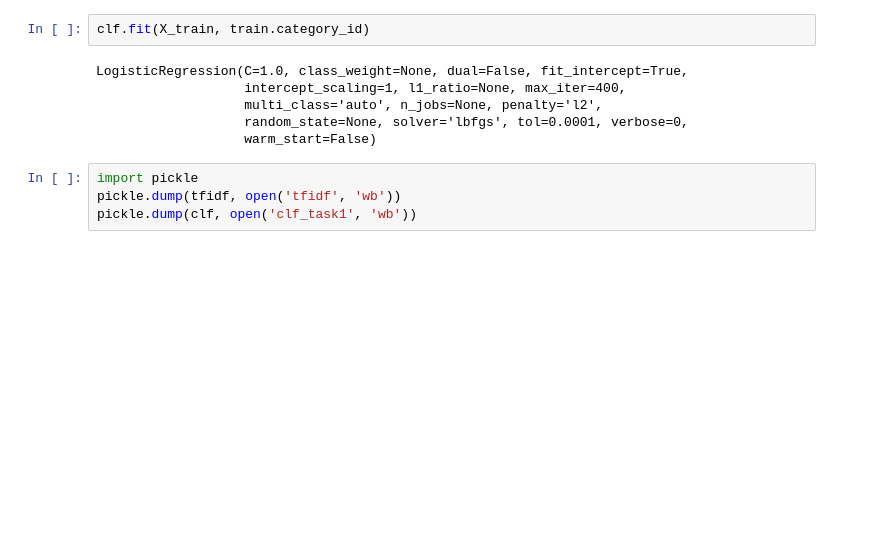
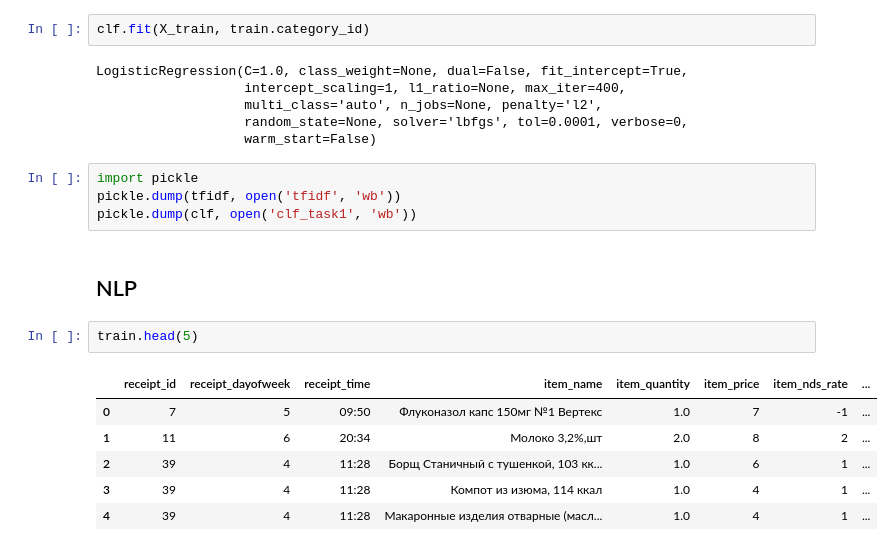
Before and after one commit to Metafiz/ml-base-2020, a Jupyter notebook: Python/Data Fusion Contest/data_fusion_EDA_basemodel.ipynb, the cells around one changed output. Drawn from its saved outputs; the diff is of its cells as text; blank space fills up the shorter version.

```diff
--- a/Python/Data Fusion Contest/data_fusion_EDA_basemodel.ipynb
+++ b/Python/Data Fusion Contest/data_fusion_EDA_basemodel.ipynb
@@ -149,3 +153,14 @@ LogisticRegression(C=1.0, class_weight=None, dual=False, fit_intercept=True,
 import pickle
 pickle.dump(tfidf, open('tfidf', 'wb'))
 pickle.dump(clf, open('clf_task1', 'wb'))
+# %% [markdown]
+## NLP
+# %%
+train.head(5)
+# %% [output]
+|  | receipt_id | receipt_dayofweek | receipt_time | item_name | item_quantity | item_price | item_nds_rate | ... |
+| 0 | 7 | 5 | 09:50 | Флуконазол капс 150мг №1 Вертекс | 1.0 | 7 | -1 | ... |
+| 1 | 11 | 6 | 20:34 | Молоко 3,2%,шт | 2.0 | 8 | 2 | ... |
+| 2 | 39 | 4 | 11:28 | Борщ Станичный с тушенкой, 103 кк... | 1.0 | 6 | 1 | ... |
+| 3 | 39 | 4 | 11:28 | Компот из изюма, 114 ккал | 1.0 | 4 | 1 | ... |
+| 4 | 39 | 4 | 11:28 | Макаронные изделия отварные (масл... | 1.0 | 4 | 1 | ... |
```
Also changed, not shown: parts of 48 cells of this notebook.
